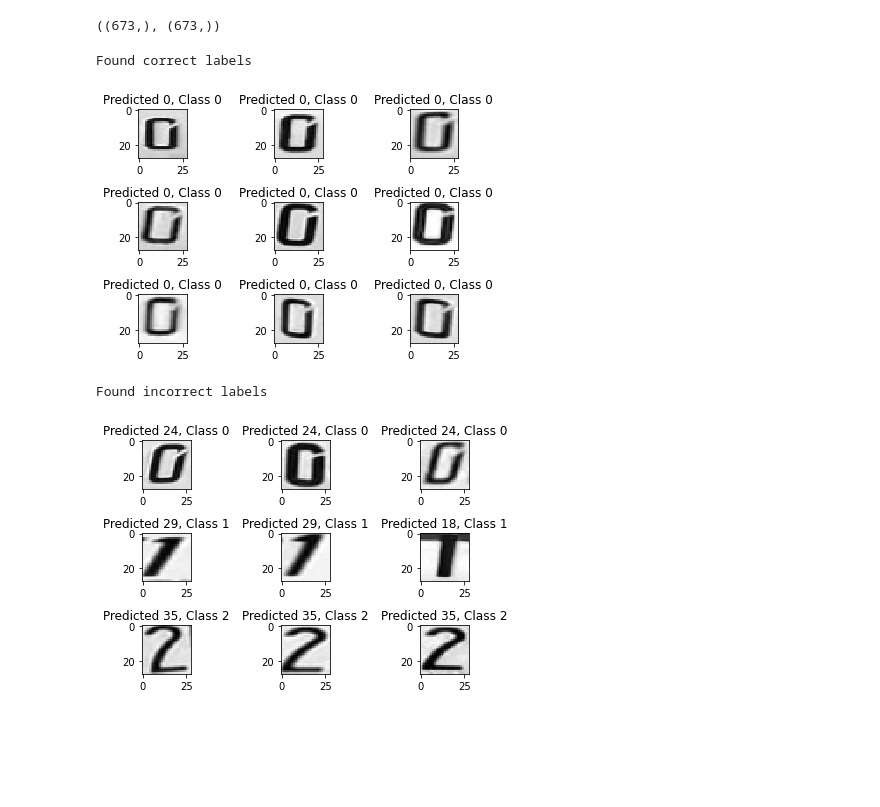
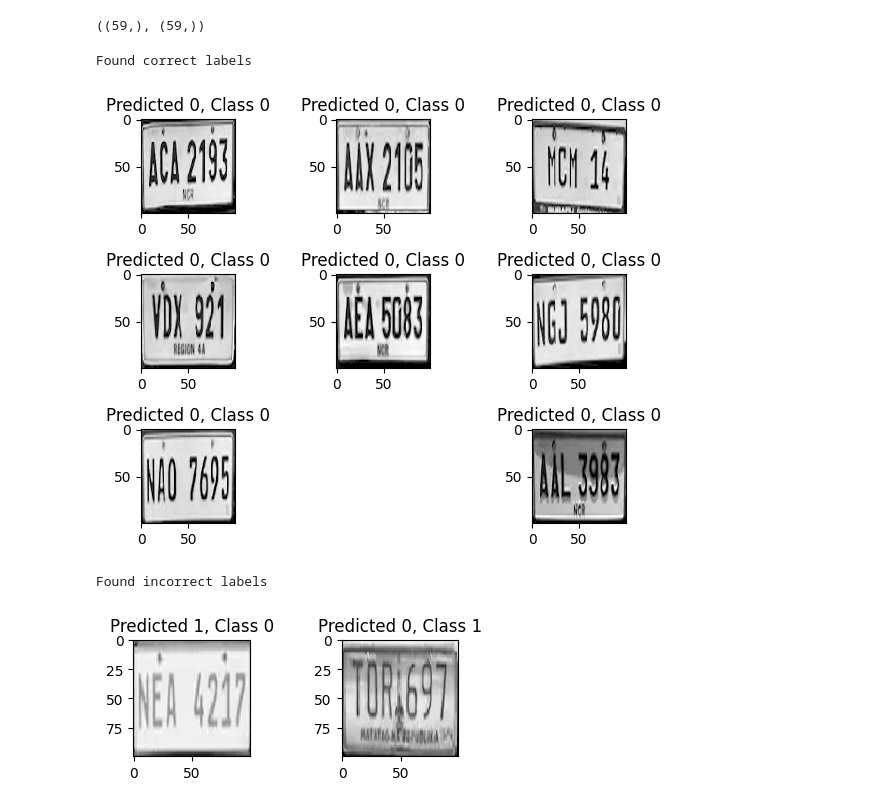
Before and after one commit to yellowish05/anpr_thesis, a Jupyter notebook: training_pnr_new_done_epochs.ipynb, the cells around one changed output. Drawn from its saved outputs; the diff is of its cells as text; code cells hidden in the pictures; blank space fills up the shorter version.

```diff
--- a/training_pnr_new_done_epochs.ipynb
+++ b/training_pnr_new_done_epochs.ipynb
@@ -18,3 +10,11 @@ IMG_SIZE = 28
+# %%
+#data path
+DATADIR = "C:/Users/marcj/Desktop/SchoolFiles/4th1st/Datasets/training" #train dataset folder
+DATADIR2 = "C:/Users/marcj/Desktop/SchoolFiles/4th1st/Datasets/test" #test dataset folder
+
+#classes
+CATEGORIES = ["LicensePlateN","LicensePlateO"] #total of 36 classes [0-9][A-Z]
+IMG_SIZE = 100
 # %%
 #for accessing each folder
 
@@ -59,15 +59,26 @@ for features, label in training_data:
     train_x.append(features)
     train_y.append(label)
 
+# #convert image into 28x28x1 before feeding to network
+# train_x = np.array(train_x).reshape(-1, IMG_SIZE, IMG_SIZE, 1) #1 is grayscale
+# train_y = np.array(train_y).reshape(-1)
+
+
+# for features, label in testing_data:
+#     test_x.append(features)
+#     test_y.append(label)
+# test_x = np.array(test_x).reshape(-1, IMG_SIZE, IMG_SIZE, 1) #1 is grayscale
+# test_y = np.array(test_y).reshape(-1)
+
 #convert image into 28x28x1 before feeding to network
-train_x = np.array(train_x).reshape(-1, IMG_SIZE, IMG_SIZE, 1) #1 is grayscale
+train_x = np.array(train_x).reshape(-1, IMG_SIZE, IMG_SIZE) #1 is grayscale
 train_y = np.array(train_y).reshape(-1)
 
 
 for features, label in testing_data:
     test_x.append(features)
     test_y.append(label)
-test_x = np.array(test_x).reshape(-1, IMG_SIZE, IMG_SIZE, 1) #1 is grayscale
+test_x = np.array(test_x).reshape(-1, IMG_SIZE, IMG_SIZE) #1 is grayscale
 test_y = np.array(test_y).reshape(-1)
 # %%
 #pickle is used, so that we can save the data and we dont have to rerun it everytym
@@ -203,7 +216,7 @@ num_classes = 36
 plate_model = Sequential()
 
 #first convolution layer 32-3x3 filter ------------------------
-plate_model.add(Conv2D(32, kernel_size=(3, 3),activation='linear',padding='same',input_shape=(28,28,1)))
+plate_model.add(Conv2D(32, kernel_size=(3, 3),activation='linear',padding='same',input_shape=(100,100,1)))
 plate_model.add(LeakyReLU(alpha=0.1))
 #max pooling 2x2
 plate_model.add(MaxPooling2D((2, 2),padding='same'))
@@ -226,7 +239,7 @@ plate_model.add(Flatten())
 plate_model.add(LeakyReLU(alpha=0.1))
 plate_model.add(Dropout(0.3))
 #adding dense layer
-plate_model.add(Dense(36, activation='softmax'))
+plate_model.add(Dense(2, activation='softmax'))
 
 
 #total of 16 added layers
@@ -340,19 +353,19 @@ predicted_classes = np.argmax(np.round(predicted_classes),axis=1)
 # %%
 predicted_classes.shape, test_y.shape
 # %% [output]
-((673,), (673,))
+((59,), (59,))
 # %%
 # FOUND CORRECT LABELS
 correct = np.where(predicted_classes==test_y)[0]
 print("Found correct labels")
 for i, correct in enumerate(correct[:9]):
     plt.subplot(3,3,i+1)
-    plt.imshow(test_x[correct].reshape(28,28), cmap='gray', interpolation='none')
+    plt.imshow(test_x[correct].reshape(100,100), cmap='gray', interpolation='none')
     plt.title("Predicted {}, Class {}".format(predicted_classes[correct], test_y[correct]))
     plt.tight_layout()
 # %% [output]
 Found correct labels
-[figure, old version]
+[figure, new version]
 # %%
 #FOUND INCORRECT LABELS
 
@@ -360,14 +373,14 @@ incorrect = np.where(predicted_classes!=test_y)[0]
 print("Found incorrect labels")
 for i, incorrect in enumerate(incorrect[:9]):
     plt.subplot(3,3,i+1)
-    plt.imshow(test_x[incorrect].reshape(28,28), cmap='gray', interpolation='none')
+    plt.imshow(test_x[incorrect].reshape(100,100), cmap='gray', interpolation='none')
     plt.title("Predicted {}, Class {}".format(predicted_classes[incorrect], test_y[incorrect]))
     plt.tight_layout()
 
 #RESULTS: make sense because training accuracy is only about 89%
 # %% [output]
 Found incorrect labels
-[figure, old version]
+[figure, new version]
 # %%
 #10. CLASSIFICATION REPORT -----------------------
 #for identifying the misclassified classes in more detail.
```
Also changed, not shown: parts of 15 cells of this notebook, 2 other files.
